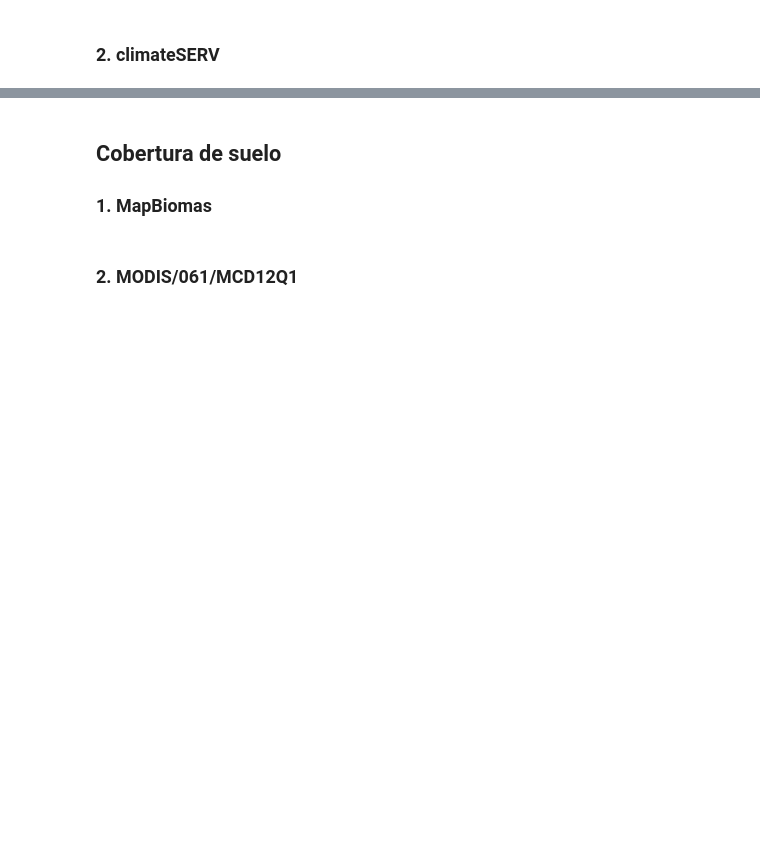
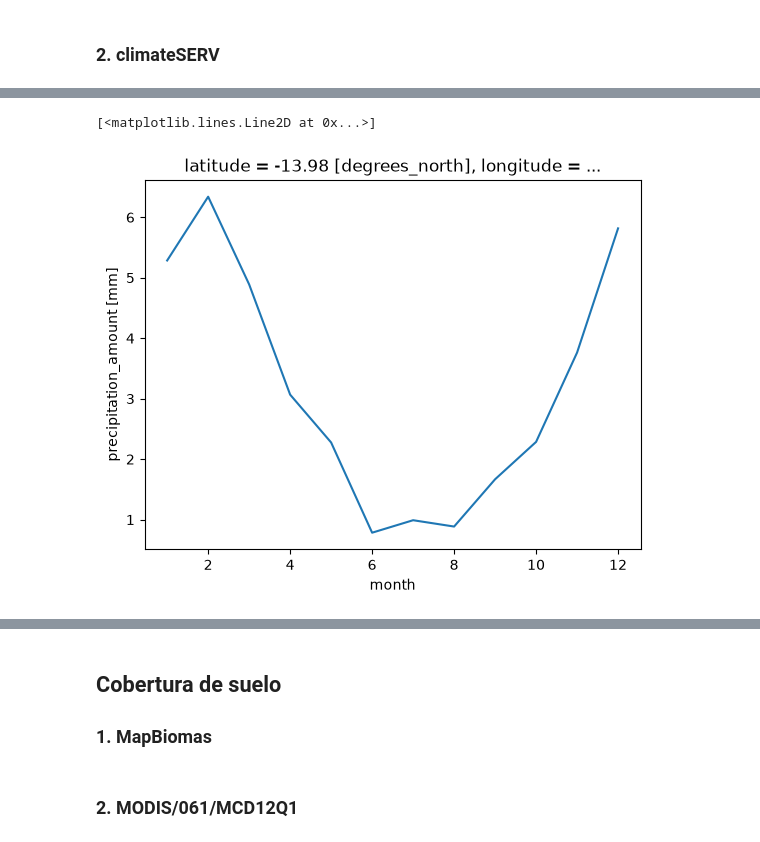
Before and after one commit to SALINASSebas/geocomp_TF, a Jupyter notebook: project_dataSearch.ipynb, the cells around one changed output, grey strips where cells are left out. Cells and saved outputs as stored; diff of their text form; code cells hidden in the pictures; blank space fills up the shorter version.

```diff
--- a/project_dataSearch.ipynb
+++ b/project_dataSearch.ipynb
@@ -172,0 +244,4 @@ p_antauta.groupby('time.month').mean().sel(month=5).plot()
+# %%
+# Se define 'precipitation_amount' como única variable del nuevo dataArray
+serv_p = datos['precipitation_amount']
+serv_p
@@ -172,0 +266,4 @@ p_antauta.groupby('time.month').mean().sel(month=5).plot()
+# %%
+# Se realiza el recorte espacial de la data
+p_ant_serv = georecorte(serv_p, bof_antauta, .3)
+p_cap_serv = georecorte(serv_p, bof_caplina, .3)
@@ -172,0 +291,8 @@ p_antauta.groupby('time.month').mean().sel(month=5).plot()
+# %%
+# Visualización de precipitación promedio anual para una coordenada específica en Antauta
+punto_ant = p_ant_serv.sel(latitude=-14, longitude=-70, method='nearest')
+
+punto_ant.groupby('time.month').mean(dim='time').plot()
+# %% [output]
+[<matplotlib.lines.Line2D at 0x...>]
+[figure, added]
```
Also changed, not shown: parts of 21 cells of this notebook, 7 other files.
